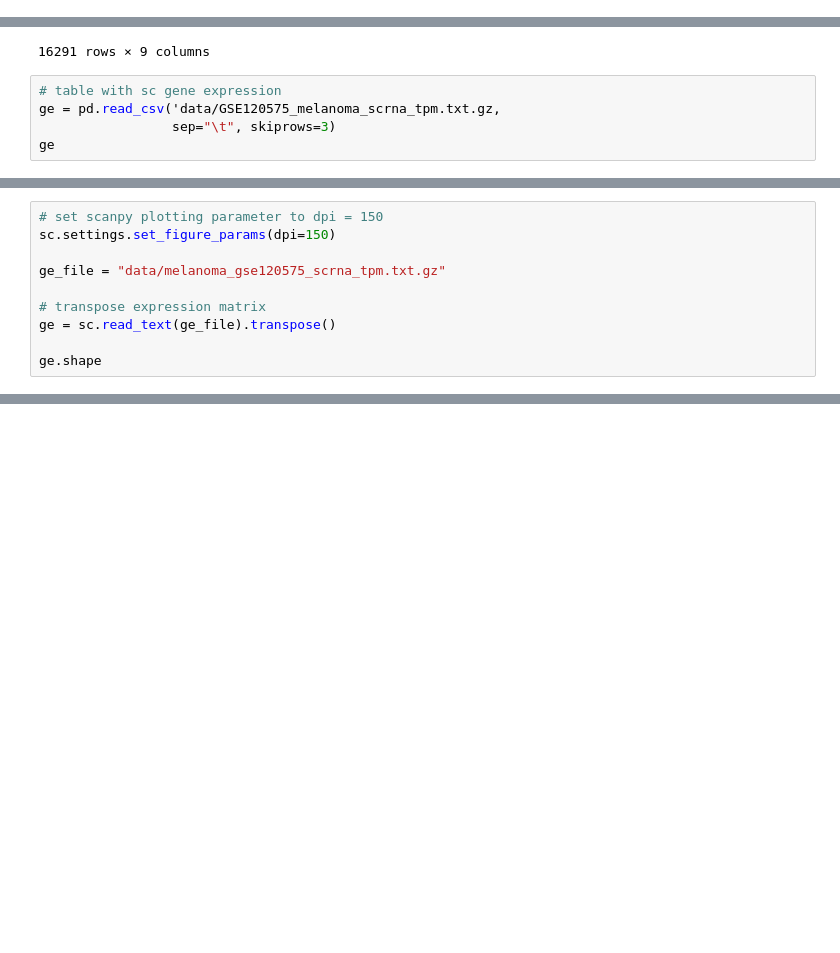
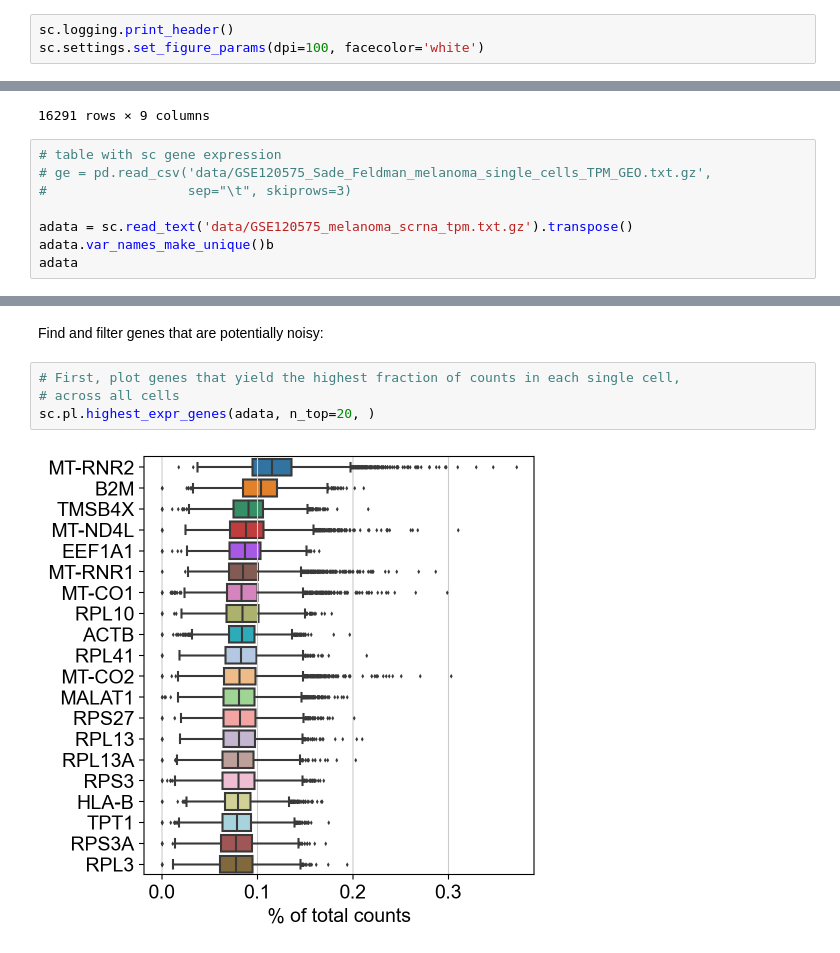
Before and after one commit to meg-bit/immune-cells-TIME-single-cell-anti-PD-1, a Jupyter notebook: 01single_cell_annotation.ipynb, the cells around one changed output, grey strips where cells are left out. Cells and saved outputs as stored; diff of their text form; blank space fills up the shorter version.

Commit message:
Preprocessing up to removing samples with too much  mitochondrial-gene epxression

```diff
--- a/01single_cell_annotation.ipynb
+++ b/01single_cell_annotation.ipynb
@@ -1,3 +6,6 @@
 # %%
 import pandas as pd
 import scanpy as sc
+# %%
+sc.logging.print_header()
+sc.settings.set_figure_params(dpi=100, facecolor='white')
@@ -39,7 +51,10 @@ meta
 16291 rows × 9 columns
 # %%
 # table with sc gene expression
-ge = pd.read_csv('data/GSE120575_melanoma_scrna_tpm.txt.gz,
-                 sep="\t", skiprows=3)
-ge
+# ge = pd.read_csv('data/GSE120575_Sade_Feldman_melanoma_single_cells_TPM_GEO.txt.gz',
+#                  sep="\t", skiprows=3)
+
+adata = sc.read_text('data/GSE120575_melanoma_scrna_tpm.txt.gz').transpose()
+adata.var_names_make_unique()b
+adata
 # %% [output]
@@ -59,10 +61,0 @@ ge
-# %%
-# set scanpy plotting parameter to dpi = 150
-sc.settings.set_figure_params(dpi=150)
-
-ge_file = "data/melanoma_gse120575_scrna_tpm.txt.gz"
-
-# transpose expression matrix
-ge = sc.read_text(ge_file).transpose()
-
-ge.shape
@@ -68,0 +131,8 @@ ge.shape
+# %% [markdown]
+Find and filter genes that are potentially noisy:
+# %%
+# First, plot genes that yield the highest fraction of counts in each single cell,
+# across all cells
+sc.pl.highest_expr_genes(adata, n_top=20, )
+# %% [output]
+[figure, added]
```
Also changed, not shown: parts of 17 cells of this notebook.
